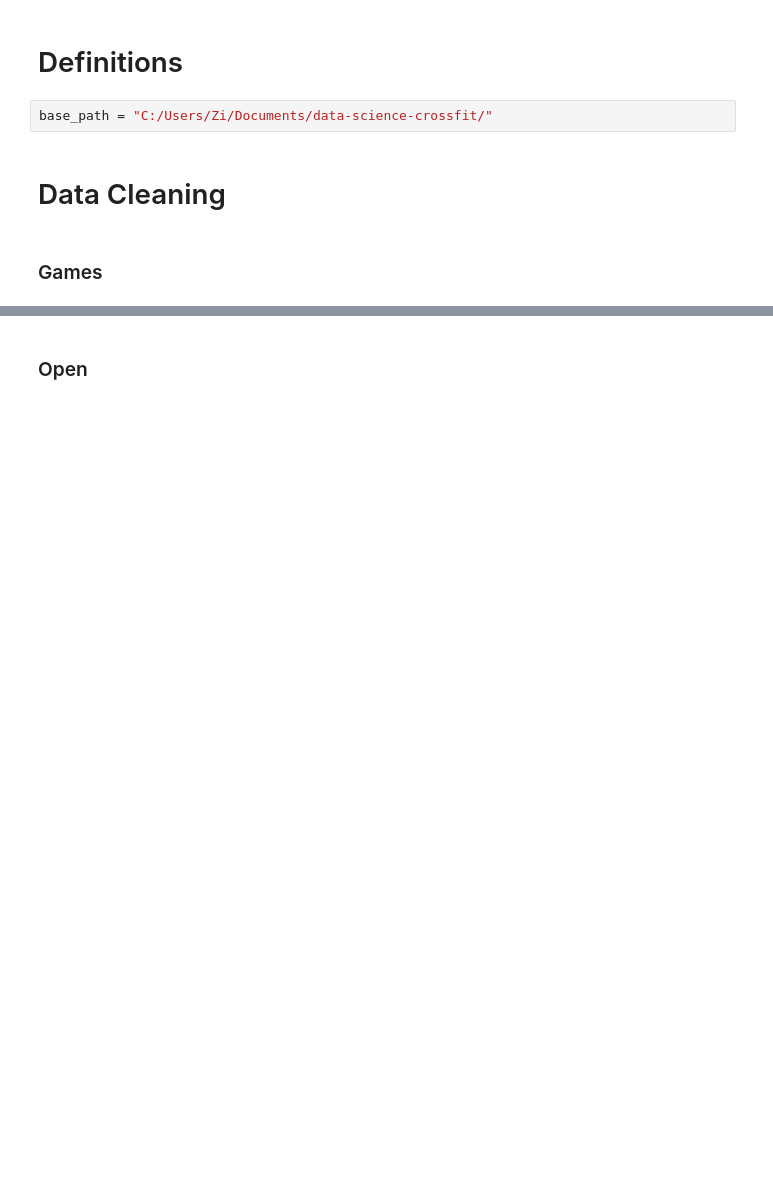
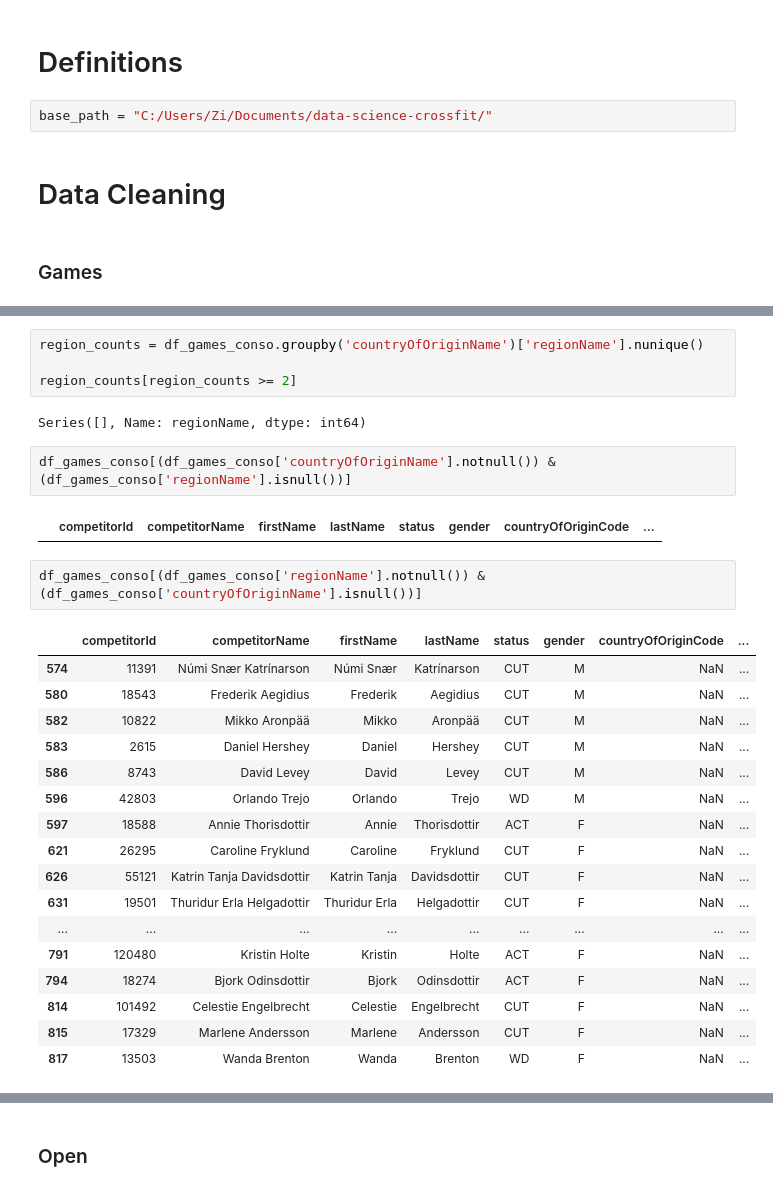
Before and after one commit to tgomesjuliana/ds-crossfit-games-competitions, a Jupyter notebook: data_cleaning.ipynb, the cells around one changed output, grey strips where cells are left out. Drawn from its saved outputs; the diff is of its cells as text; blank space fills up the shorter version.

```diff
--- a/data_cleaning.ipynb
+++ b/data_cleaning.ipynb
@@ -72,0 +141,30 @@ dtype: int64
+# %%
+region_counts = df_games_conso.groupby('countryOfOriginName')['regionName'].nunique()
+
+region_counts[region_counts >= 2]
+# %% [output]
+Series([], Name: regionName, dtype: int64)
+# %%
+df_games_conso[(df_games_conso['countryOfOriginName'].notnull()) & (df_games_conso['regionName'].isnull())]
+# %% [output]
+|  | competitorId | competitorName | firstName | lastName | status | gender | countryOfOriginCode | ... |
+# %%
+df_games_conso[(df_games_conso['regionName'].notnull()) & (df_games_conso['countryOfOriginName'].isnull())]
+# %% [output]
+|  | competitorId | competitorName | firstName | lastName | status | gender | countryOfOriginCode | ... |
+| 574 | 11391 | Númi Snær Katrínarson | Númi Snær | Katrínarson | CUT | M | NaN | ... |
+| 580 | 18543 | Frederik Aegidius | Frederik | Aegidius | CUT | M | NaN | ... |
+| 582 | 10822 | Mikko Aronpää | Mikko | Aronpää | CUT | M | NaN | ... |
+| 583 | 2615 | Daniel Hershey | Daniel | Hershey | CUT | M | NaN | ... |
+| 586 | 8743 | David Levey | David | Levey | CUT | M | NaN | ... |
+| 596 | 42803 | Orlando Trejo | Orlando | Trejo | WD | M | NaN | ... |
+| 597 | 18588 | Annie Thorisdottir | Annie | Thorisdottir | ACT | F | NaN | ... |
+| 621 | 26295 | Caroline Fryklund | Caroline | Fryklund | CUT | F | NaN | ... |
+| 626 | 55121 | Katrin Tanja Davidsdottir | Katrin Tanja | Davidsdottir | CUT | F | NaN | ... |
+| 631 | 19501 | Thuridur Erla Helgadottir | Thuridur Erla | Helgadottir | CUT | F | NaN | ... |
+| ... | ... | ... | ... | ... | ... | ... | ... | ... |
+| 791 | 120480 | Kristin Holte | Kristin | Holte | ACT | F | NaN | ... |
+| 794 | 18274 | Bjork Odinsdottir | Bjork | Odinsdottir | ACT | F | NaN | ... |
+| 814 | 101492 | Celestie Engelbrecht | Celestie | Engelbrecht | CUT | F | NaN | ... |
+| 815 | 17329 | Marlene Andersson | Marlene | Andersson | CUT | F | NaN | ... |
+| 817 | 13503 | Wanda Brenton | Wanda | Brenton | WD | F | NaN | ... |
```
Also changed, not shown: parts of 30 cells of this notebook.
